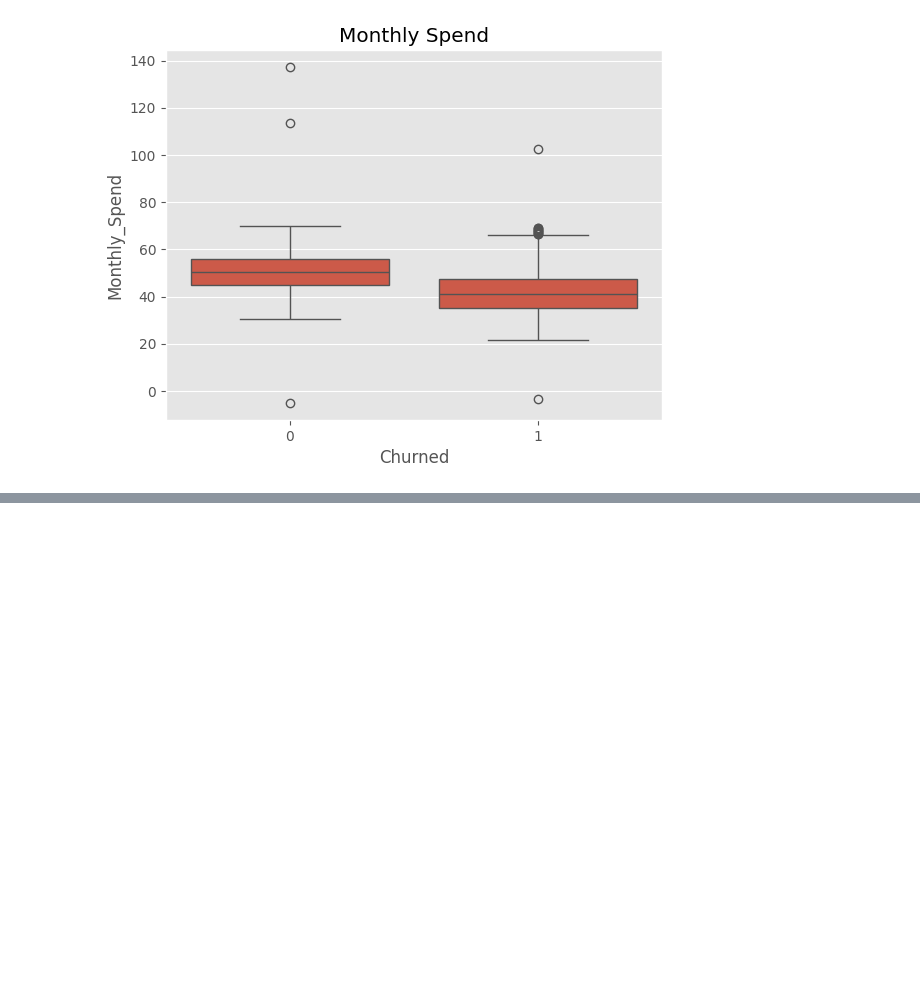
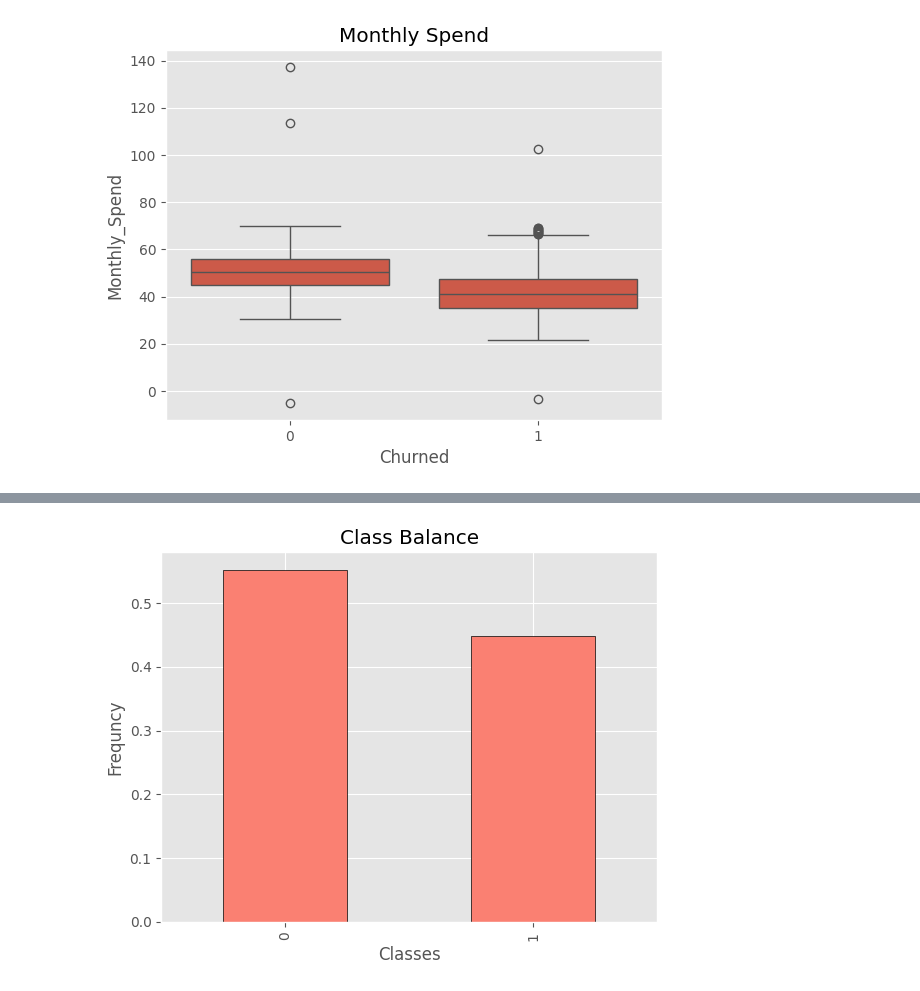
Before and after one commit to Betheloguguo/Customer-Churn-Prediction, a Jupyter notebook: Churn.ipynb, the cells around one changed output, grey strips where cells are left out. Saved outputs shown, nothing was run; the diff lists cells and outputs as text; code cells hidden in the pictures; blank space fills up the shorter version.

```diff
--- a/Churn.ipynb
+++ b/Churn.ipynb
@@ -97,0 +120,11 @@ plt.title('Monthly Spend');
+# %%
+df['Churned'].value_counts(normalize=True).plot(
+    kind='bar',
+    xlabel='Classes',
+    ylabel='Frequncy',
+    title='Class Balance',
+    color='salmon',
+    edgecolor= 'black'
+);
+# %% [output]
+[figure, added]
```
Also changed, not shown: parts of 13 cells of this notebook.
